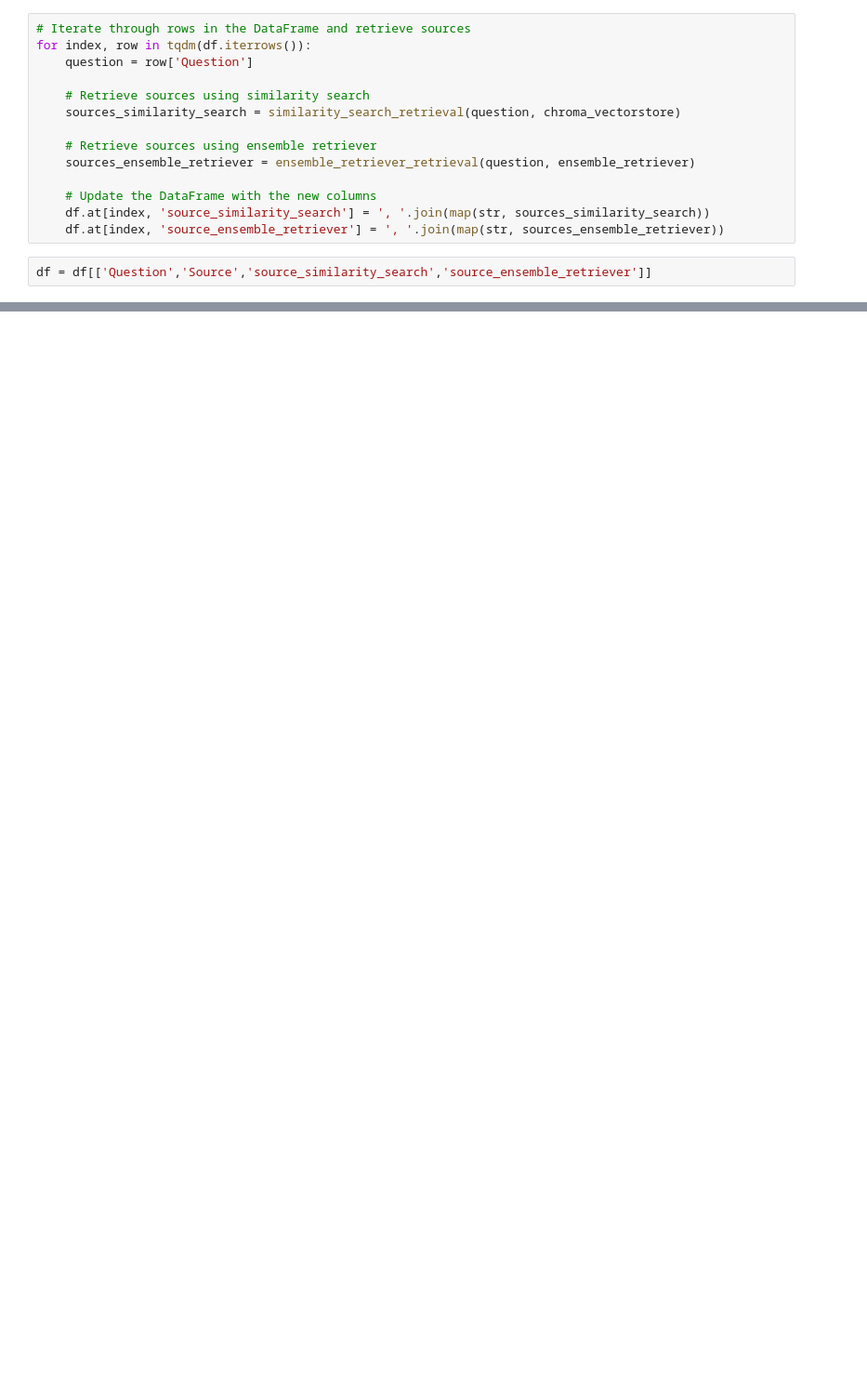
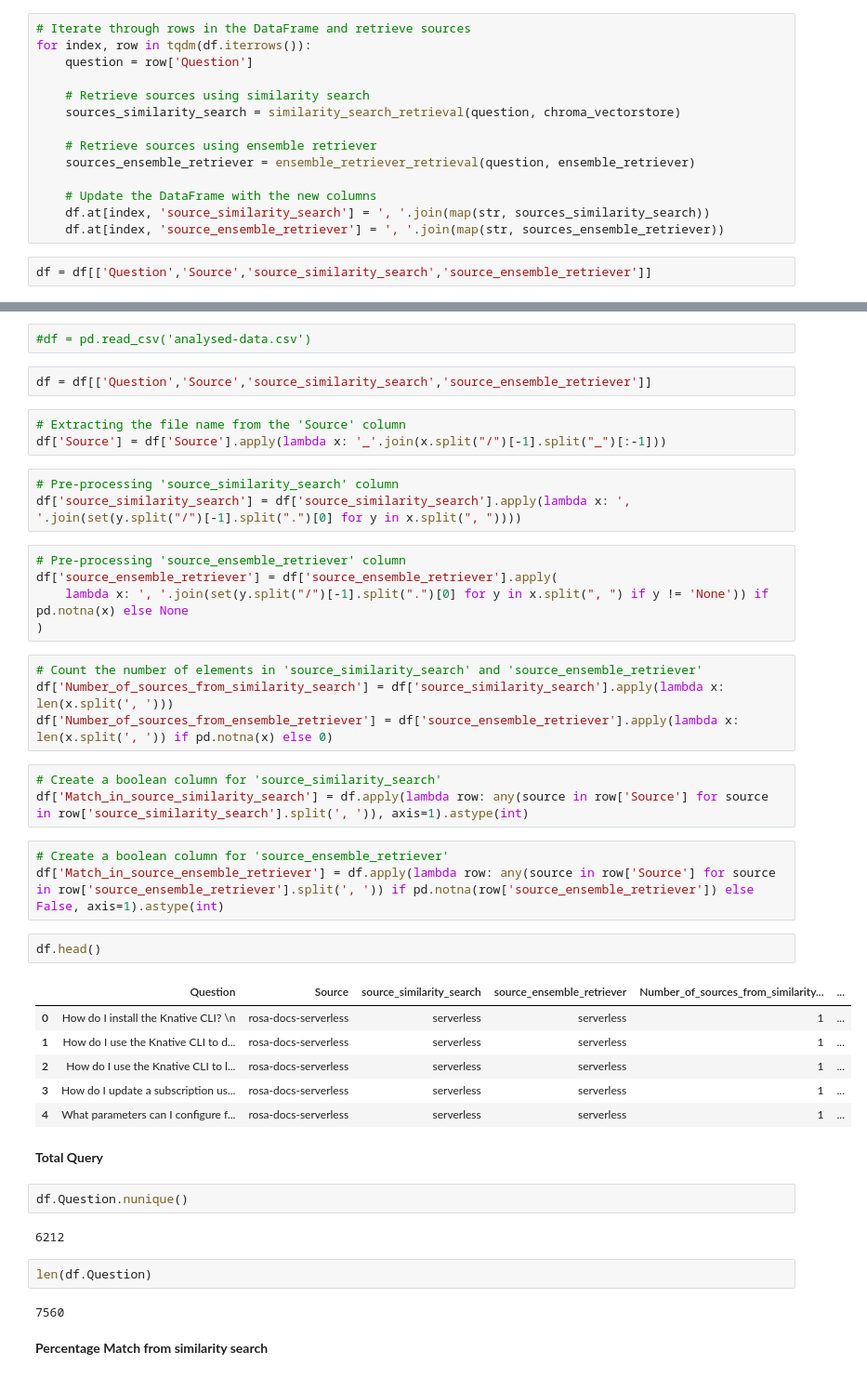
Before and after one commit to redhat-et/foundation-models-for-documentation, a Jupyter notebook: notebooks/retriever-expt.ipynb, the cells around one changed output, grey strips where cells are left out. Shown at 93% size. Drawn from its saved outputs; the diff is of its cells as text; blank space fills up the shorter version.

```diff
--- a/notebooks/retriever-expt.ipynb
+++ b/notebooks/retriever-expt.ipynb
@@ -80,0 +95,46 @@ df.head()
+# %%
+#df = pd.read_csv('analysed-data.csv')
+# %%
+df = df[['Question','Source','source_similarity_search','source_ensemble_retriever']]
+# %%
+# Extracting the file name from the 'Source' column
+df['Source'] = df['Source'].apply(lambda x: '_'.join(x.split("/")[-1].split("_")[:-1]))
+# %%
+# Pre-processing 'source_similarity_search' column
+df['source_similarity_search'] = df['source_similarity_search'].apply(lambda x: ', '.join(set(y.split("/")[-1].split(".")[0] for y in x.split(", "))))
+# %%
+# Pre-processing 'source_ensemble_retriever' column
+df['source_ensemble_retriever'] = df['source_ensemble_retriever'].apply(
+    lambda x: ', '.join(set(y.split("/")[-1].split(".")[0] for y in x.split(", ") if y != 'None')) if pd.notna(x) else None
+)
+# %%
+# Count the number of elements in 'source_similarity_search' and 'source_ensemble_retriever'
+df['Number_of_sources_from_similarity_search'] = df['source_similarity_search'].apply(lambda x: len(x.split(', ')))
+df['Number_of_sources_from_ensemble_retriever'] = df['source_ensemble_retriever'].apply(lambda x: len(x.split(', ')) if pd.notna(x) else 0)
+# %%
+# Create a boolean column for 'source_similarity_search'
+df['Match_in_source_similarity_search'] = df.apply(lambda row: any(source in row['Source'] for source in row['source_similarity_search'].split(', ')), axis=1).astype(int)
+# %%
+# Create a boolean column for 'source_ensemble_retriever'
+df['Match_in_source_ensemble_retriever'] = df.apply(lambda row: any(source in row['Source'] for source in row['source_ensemble_retriever'].split(', ')) if pd.notna(row['source_ensemble_retriever']) else False, axis=1).astype(int)
+# %%
+df.head()
+# %% [output]
+|  | Question | Source | source_similarity_search | source_ensemble_retriever | Number_of_sources_from_similarity... | ... |
+| 0 | How do I install the Knative CLI? \n | rosa-docs-serverless | serverless | serverless | 1 | ... |
+| 1 | How do I use the Knative CLI to d... | rosa-docs-serverless | serverless | serverless | 1 | ... |
+| 2 | How do I use the Knative CLI to l... | rosa-docs-serverless | serverless | serverless | 1 | ... |
+| 3 | How do I update a subscription us... | rosa-docs-serverless | serverless | serverless | 1 | ... |
+| 4 | What parameters can I configure f... | rosa-docs-serverless | serverless | serverless | 1 | ... |
+# %% [markdown]
+**Total Query**
+# %%
+df.Question.nunique()
+# %% [output]
+6212
+# %%
+len(df.Question)
+# %% [output]
+7560
+# %% [markdown]
+**Percentage Match from similarity search**
```
Also changed, not shown: parts of 28 cells of this notebook.
